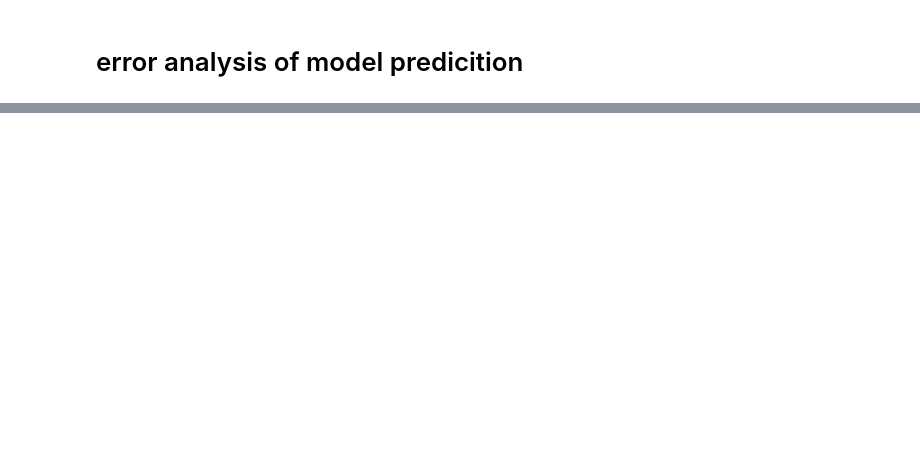
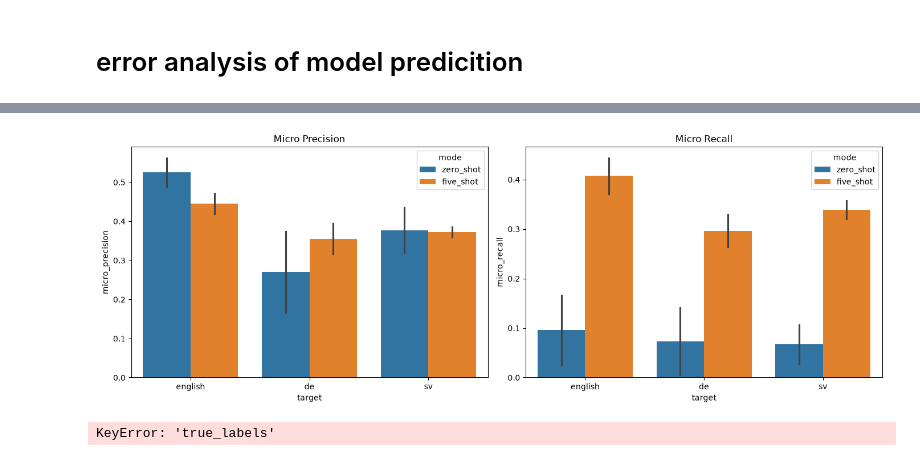
Before and after one commit to AlMaSm7/LLM_sentiment_classification, a Jupyter notebook: notebooks/error_analysis_prompting.ipynb, the cells around one changed output, grey strips where cells are left out. Saved outputs shown, nothing was run; the diff lists cells and outputs as text; code cells hidden in the pictures; blank space fills up the shorter version.

Commit message:
made an extra run

```diff
--- a/notebooks/error_analysis_prompting.ipynb
+++ b/notebooks/error_analysis_prompting.ipynb
@@ -92,0 +166,36 @@ display(comparison_df.head())
+# %%
+# Plot Precision vs Recall delta
+fig, axes = plt.subplots(1, 2, figsize=(14, 5))
+sns.barplot(data=metrics_summary_df, x="target", y="micro_precision", hue="mode", ax=axes[0]).set_title("Micro Precision")
+sns.barplot(data=metrics_summary_df, x="target", y="micro_recall", hue="mode", ax=axes[1]).set_title("Micro Recall")
+plt.tight_layout()
+plt.show()
+# %% [output]
+[figure, added]
+# %%
+# Function to check if lists match exactly
+def exact_match(pred, true):
+    return sorted(pred) == sorted(true)
+
+target_lang = "english"
+model_size = "7B"
+
+# Extract the relevant columns for a specific model and target
+zero_shot_preds = prompting_comparison_df[(model_size, "zero_shot", target_lang)]
+five_shot_preds = prompting_comparison_df[(model_size, "five_shot", target_lang)]
+true_labels = prompting_comparison_df["true_labels"]
+
+# Find rows where zero-shot was perfect, but five-shot failed
+overfit_mask = (
+    zero_shot_preds.combine(true_labels, exact_match) &
+    ~five_shot_preds.combine(true_labels, exact_match)
+)
+
+overfit_examples = prompting_comparison_df[overfit_mask][
+    [(model_size, "zero_shot", target_lang), (model_size, "five_shot", target_lang), "true_labels"]
+]
+
+print(f"Found {len(overfit_examples)} instances of potential demonstration overfitting.")
+display(overfit_examples.head(10))
+# %% [output]
+KeyError: 'true_labels'
```
Also changed, not shown: parts of 5 cells of this notebook, 1 other file.
